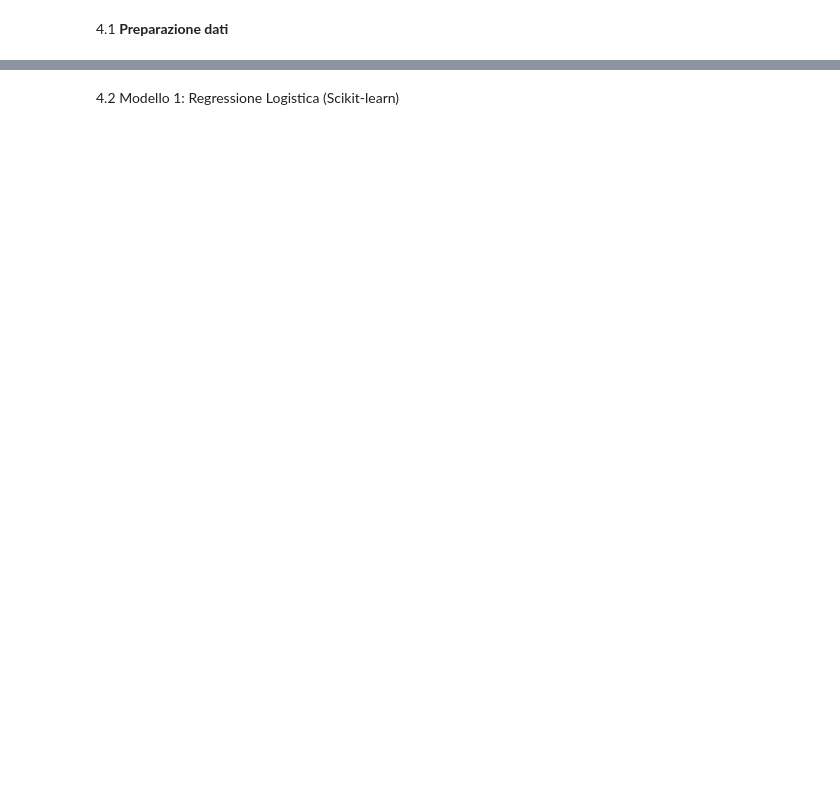
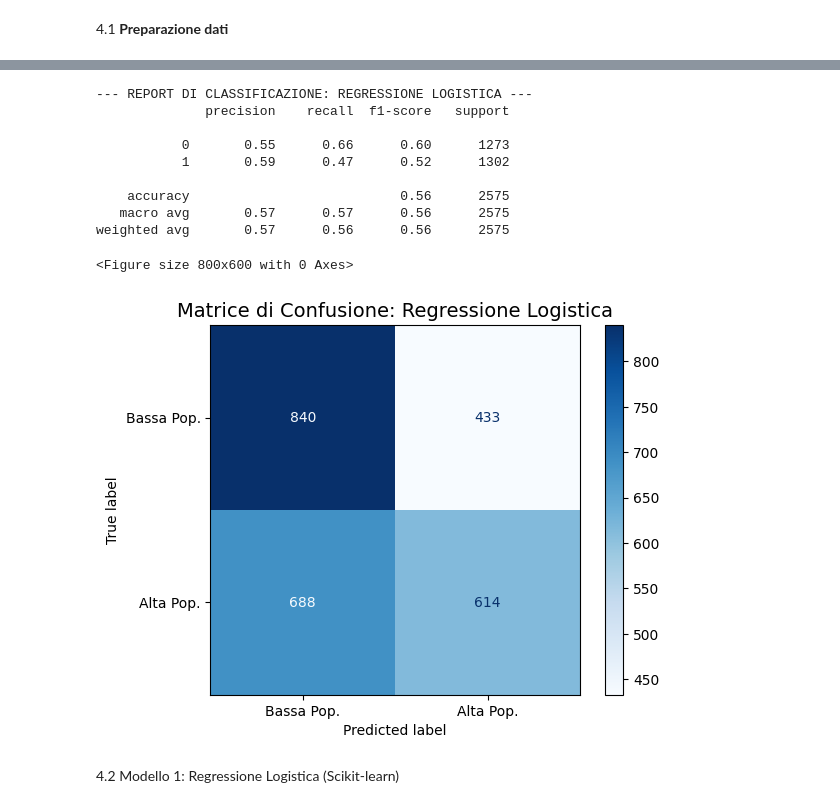
Before and after one commit to chiaracasali3101/Laboratorio_big_data, a Jupyter notebook: progetto.ipynb, the cells around one changed output, grey strips where cells are left out. Cells and saved outputs as stored; diff of their text form; code cells hidden in the pictures; blank space fills up the shorter version.

```diff
--- a/progetto.ipynb
+++ b/progetto.ipynb
@@ -258,2 +349,60 @@ Dati suddivisi e standardizzati. Pronti per l'addestramento.
+# %%
+from sklearn.model_selection import train_test_split
+from sklearn.preprocessing import StandardScaler
+from sklearn.linear_model import LogisticRegression
+from sklearn.metrics import classification_report, confusion_matrix, ConfusionMatrixDisplay
+import matplotlib.pyplot as plt
+
+# Preparazione delle Feature e del Target
+# X = variabili indipendenti (metadati audio), Y = variabile target (successo)
+X = df_model.drop('high_popularity', axis=1, errors='ignore')
+Y = df_model['high_popularity']
+
+# Suddivisione del Dataset
+# Usiamo random_state=42 per garantire che i risultati siano riproducibili
+X_train, X_test, Y_train, Y_test = train_test_split(X, Y, test_size=0.3, random_state=42, stratify=Y)
+
+# Standardizzazione dei Dati
+# Fondamentale per la regressione logistica per bilanciare i pesi delle variabili
+scaler = StandardScaler()
+X_train_scaled = scaler.fit_transform(X_train)
+X_test_scaled = scaler.transform(X_test)
+
+# Addestramento del Modello
+# max_iter=1000 assicura che il modello abbia abbastanza iterazioni per trovare la soluzione
+log_reg = LogisticRegression(random_state=42, max_iter=1000)
+log_reg.fit(X_train_scaled, Y_train)
+
+# Valutazione e Metriche di Performance
+Y_pred_log_reg = log_reg.predict(X_test_scaled)
+
+print("--- REPORT DI CLASSIFICAZIONE: REGRESSIONE LOGISTICA ---")
+print(classification_report(Y_test, Y_pred_log_reg))
+
+# Visualizzazione della Matrice di Confusione
+# Questo grafico mostra graficamente dove il modello indovina e dove sbaglia
+plt.figure(figsize=(8, 6))
+disp = ConfusionMatrixDisplay.from_estimator(
+    log_reg,
+    X_test_scaled,
+    Y_test,
+    display_labels=['Bassa Pop.', 'Alta Pop.'],
+    cmap='Blues'
+)
+plt.title('Matrice di Confusione: Regressione Logistica', fontsize=14)
+plt.grid(False)
+plt.show()
+# %% [output]
+--- REPORT DI CLASSIFICAZIONE: REGRESSIONE LOGISTICA ---
+              precision    recall  f1-score   support
+
+           0       0.55      0.66      0.60      1273
+           1       0.59      0.47      0.52      1302
+
+    accuracy                           0.56      2575
+   macro avg       0.57      0.57      0.56      2575
+weighted avg       0.57      0.56      0.56      2575
+<Figure size 800x600 with 0 Axes>
+[figure, added]
 # %% [markdown]
 4.2 Modello 1: Regressione Logistica (Scikit-learn)
```
Also changed, not shown: parts of 26 cells of this notebook, 1 other file.
